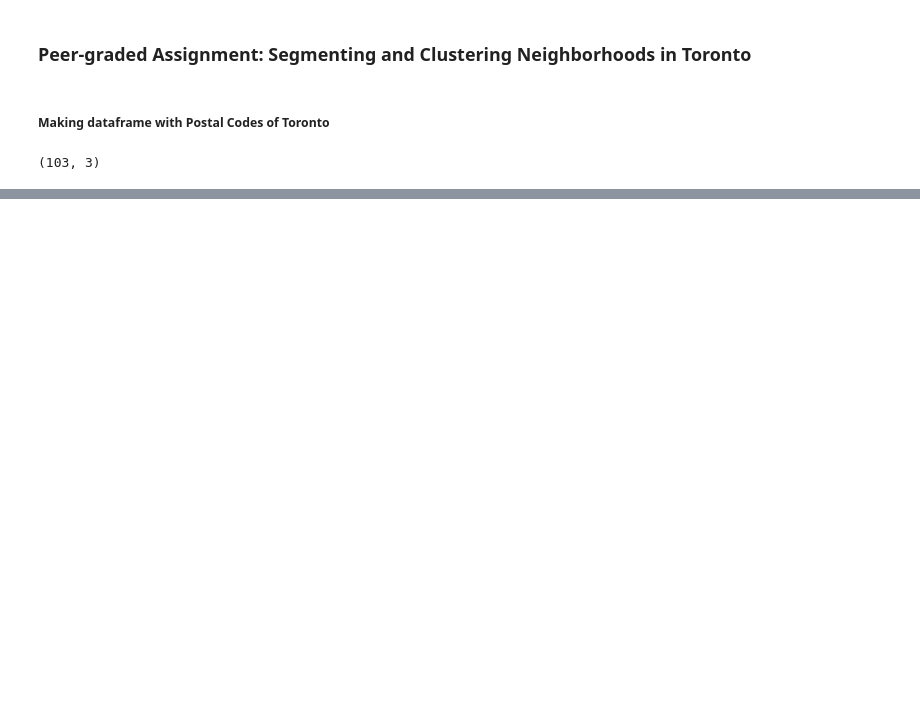
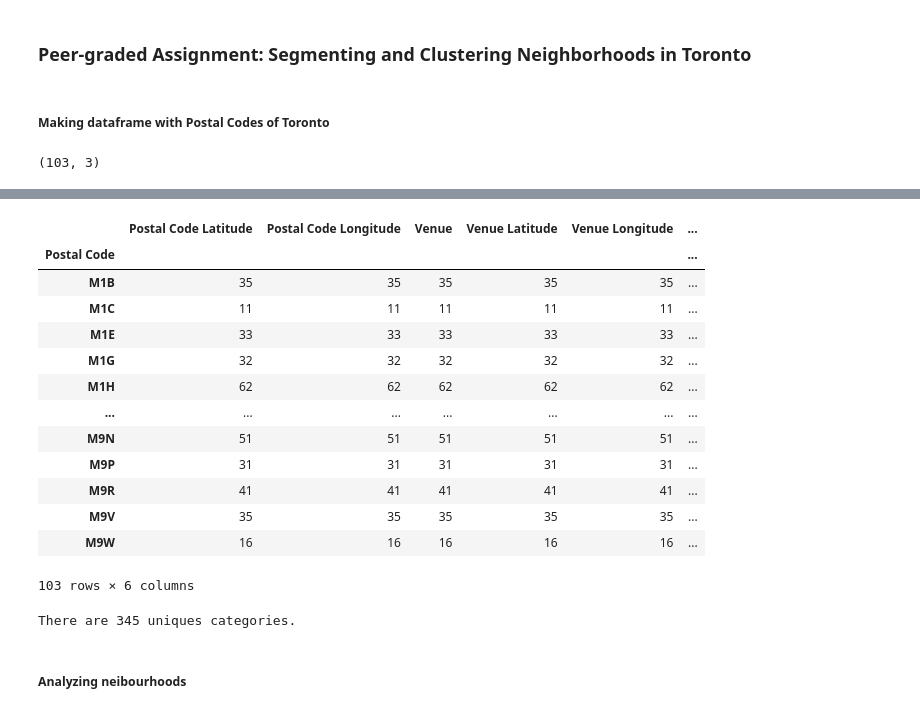
Before and after one commit to mityayossarian/Coursera_Capstone, a Jupyter notebook: IBM Capstone.ipynb, the cells around one changed output, grey strips where cells are left out. Saved outputs shown, nothing was run; the diff lists cells and outputs as text; code cells hidden in the pictures; blank space fills up the shorter version.

```diff
--- a/IBM Capstone.ipynb
+++ b/IBM Capstone.ipynb
@@ -34,0 +88,9 @@ table.shape
+# %%
+toronto_address = 'Toronto, Ontario'
+
+toronto_geolocator = Nominatim(user_agent="toronto_explorer")
+toronto_location = toronto_geolocator.geocode(toronto_address)
+toronto_latitude = toronto_location.latitude
+toronto_longitude = toronto_location.longitude
+
+print('The geograpical coordinate of Toronto are {}, {}.'.format(toronto_latitude, toronto_longitude))
@@ -34,0 +99,17 @@ table.shape
+# %%
+# create map of Toronto using latitude and longitude values
+map_toronto = folium.Map(location=[toronto_latitude, toronto_longitude], zoom_start=10)
+
+# add markers to map
+for lat, lng, borough, neighborhood in zip(table['Latitude'], table['Longitude'], table['Borough'], table['Neighborhood']):
+    label = '{}, {}'.format(neighborhood, borough)
+    label = folium.Popup(label, parse_html=True)
+    folium.CircleMarker(
+        [lat, lng],
+        radius=5,
+        popup=label,
+        color='blue',
+        fill=True,
+        fill_color='#3186cc',
+        fill_opacity=0.7,
+        parse_html=False).add_to(map_toronto)
@@ -34,0 +122,11 @@ table.shape
+# %%
+# your Foursquare credentials
+CLIENT_ID = 'JMMZPY5UR5ESLUGIFWE3ZV2N0FRVX0MTG2HBAADLS21U25ES'
+CLIENT_SECRET = 'V4WDH3Z1OVZ5D32EJHUSS2J3K55DFFBOSF2U4PWQBU1T21YK' # your Foursquare Secret
+VERSION = '20180605' # Foursquare API version
+LIMIT = 100 # default Foursquare API limit value
+radius = 1000 # search radius
+
+print('Your credentails:')
+print('CLIENT_ID: ' + CLIENT_ID)
+print('CLIENT_SECRET:' + CLIENT_SECRET)
@@ -34,0 +178,6 @@ table.shape
+# %%
+# type your answer here
+toronto_venues = getNearbyVenues(names=table['Postal Code'],
+                                 latitudes=table['Latitude'],
+                                 longitudes=table['Longitude']
+                                )
@@ -34,0 +213,23 @@ table.shape
+# %%
+toronto_venues.groupby('Postal Code').count()
+# %% [output]
+|  | Postal Code Latitude | Postal Code Longitude | Venue | Venue Latitude | Venue Longitude | ... |
+| Postal Code |  |  |  |  |  | ... |
+| M1B | 35 | 35 | 35 | 35 | 35 | ... |
+| M1C | 11 | 11 | 11 | 11 | 11 | ... |
+| M1E | 33 | 33 | 33 | 33 | 33 | ... |
+| M1G | 32 | 32 | 32 | 32 | 32 | ... |
+| M1H | 62 | 62 | 62 | 62 | 62 | ... |
+| ... | ... | ... | ... | ... | ... | ... |
+| M9N | 51 | 51 | 51 | 51 | 51 | ... |
+| M9P | 31 | 31 | 31 | 31 | 31 | ... |
+| M9R | 41 | 41 | 41 | 41 | 41 | ... |
+| M9V | 35 | 35 | 35 | 35 | 35 | ... |
+| M9W | 16 | 16 | 16 | 16 | 16 | ... |
+103 rows × 6 columns
+# %%
+print('There are {} uniques categories.'.format(len(toronto_venues['Venue Category'].unique())))
+# %% [output]
+There are 345 uniques categories.
+# %% [markdown]
+##### Analyzing neibourhoods
```
Also changed, not shown: parts of 30 cells of this notebook.
